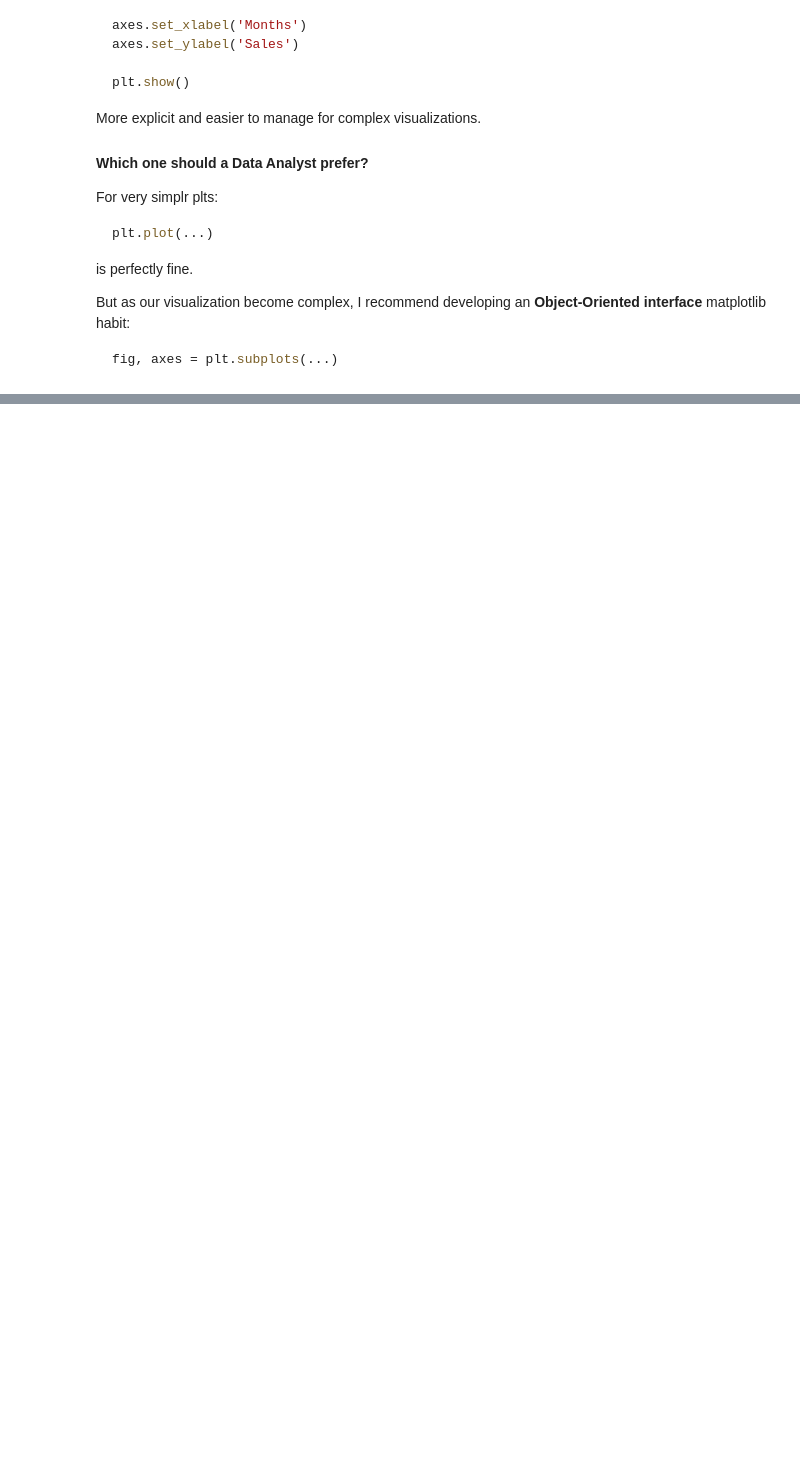
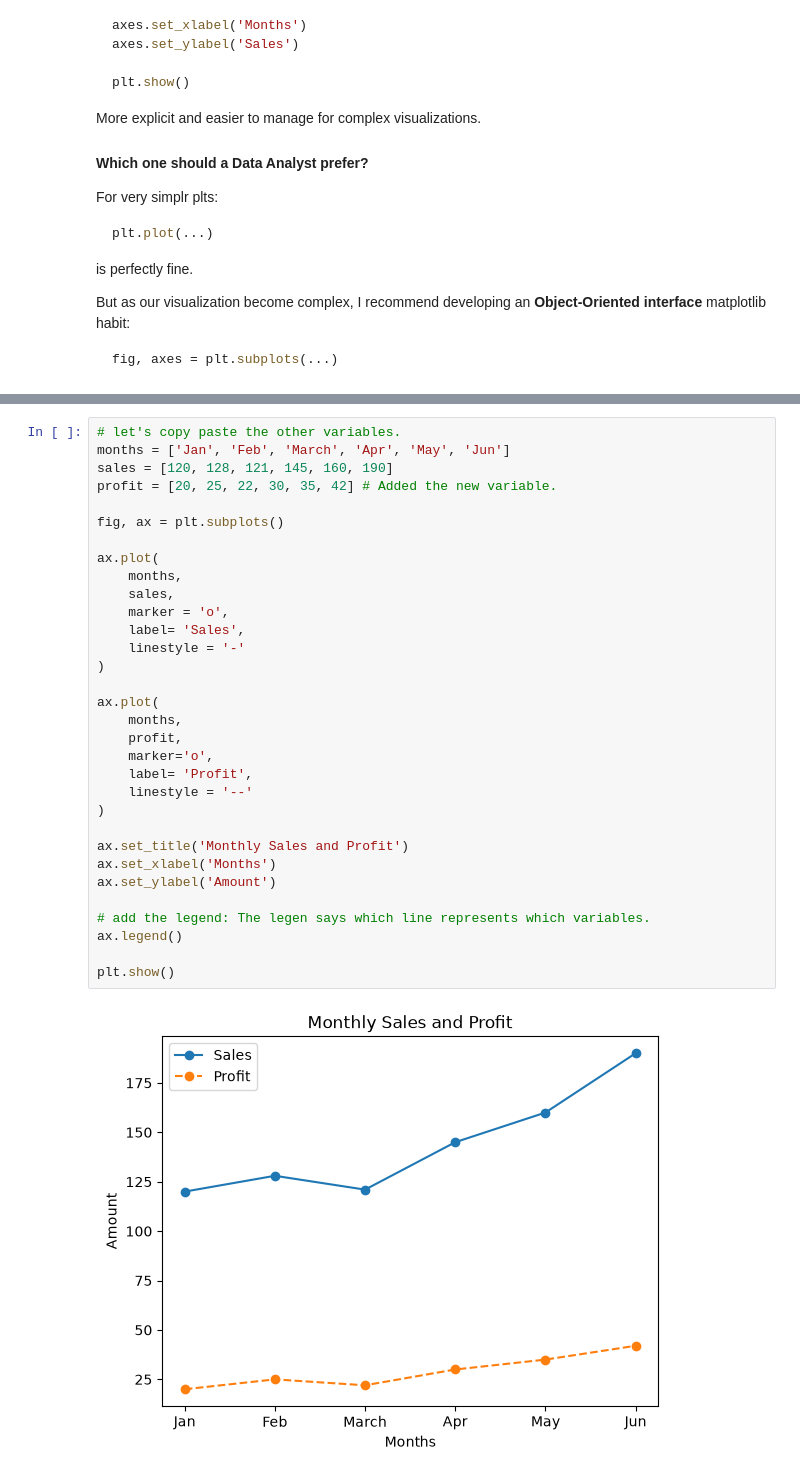
Before and after one commit to sohail-ansari0023/Becoming-A-Data-Analyst, a Jupyter notebook: Data_Visualization_and_Reporting/Libraries/matplotlib/Module_1.ipynb, the cells around one changed output, grey strips where cells are left out. Drawn from its saved outputs; the diff is of its cells as text; blank space fills up the shorter version.

```diff
--- a/Data_Visualization_and_Reporting/Libraries/matplotlib.ipynb
+++ b/Data_Visualization_and_Reporting/Libraries/matplotlib/Module_1.ipynb
@@ -455,0 +644,34 @@ fig, axes = plt.subplots(...)
+# %%
+# let's copy paste the other variables.
+months = ['Jan', 'Feb', 'March', 'Apr', 'May', 'Jun']
+sales = [120, 128, 121, 145, 160, 190]
+profit = [20, 25, 22, 30, 35, 42] # Added the new variable.
+
+fig, ax = plt.subplots()
+
+ax.plot(
+    months,
+    sales,
+    marker = 'o',
+    label= 'Sales',
+    linestyle = '-'
+)
+
+ax.plot(
+    months,
+    profit,
+    marker='o',
+    label= 'Profit',
+    linestyle = '--'
+)
+
+ax.set_title('Monthly Sales and Profit')
+ax.set_xlabel('Months')
+ax.set_ylabel('Amount')
+
+# add the legend: The legen says which line represents which variables.
+ax.legend()
+
+plt.show()
+# %% [output]
+[figure, added]
```
Also changed, not shown: parts of 20 cells of this notebook, 4 other files.
